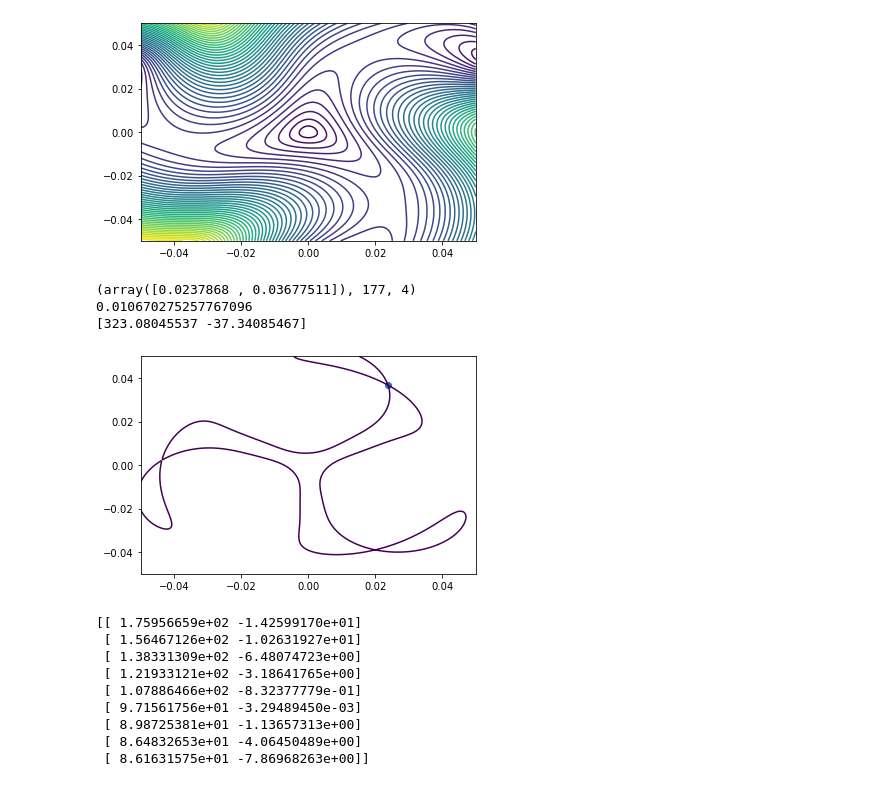
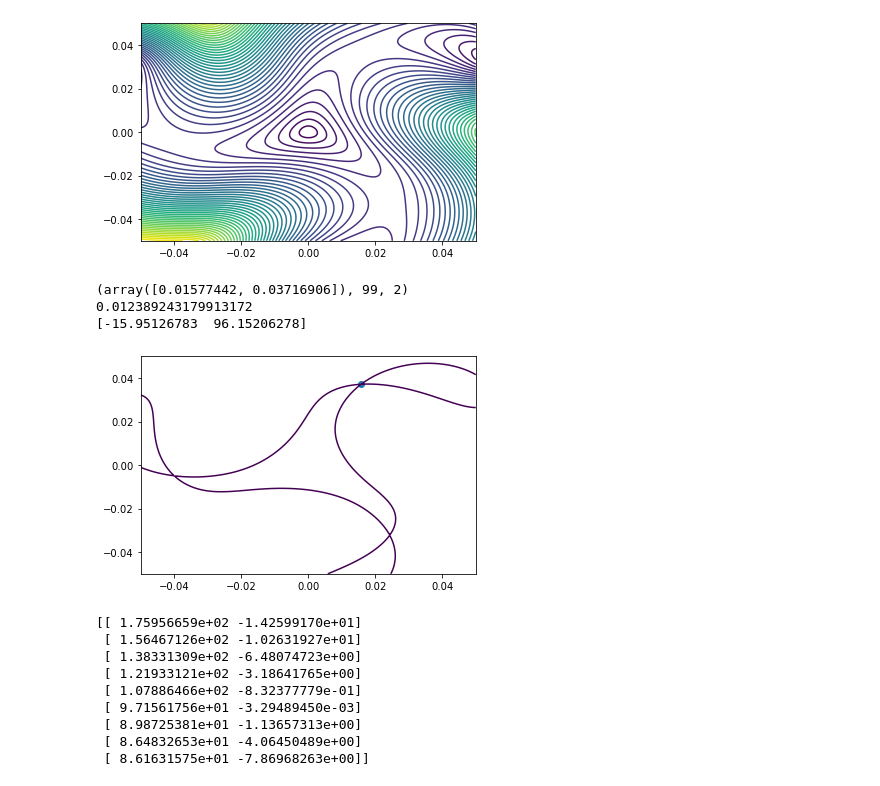
Before and after one commit to aravindhshankar/KondoVHS, a Jupyter notebook: FiddlingAround.ipynb, the cells around one changed output. Drawn from its saved outputs; the diff is of its cells as text; code cells hidden in the pictures.

```diff
--- a/FiddlingAround.ipynb
+++ b/FiddlingAround.ipynb
@@ -34,34 +34,34 @@ plt.contour(X,Y,Z,levels=50)
 <matplotlib.contour.QuadContourSet at 0x...>
 [figure]
 # %%
-thetai = 0.5
+thetai = 1.4
 X,Y,Z = data_for_contours(thetai)
 #plt.contour(X,Y,Z,levels=50)
 xGuess = (0.025,0.025)
 sol = find_saddle(xGuess,thetai*IN_RADIAN,verbose = True)
 print(sol)
 sadx, sady = sol[0]
 plt.scatter(sadx,sady)
 Ev = generate_spectrum_Twisted_graphene_single_point(vFpar,wpar,thetai*IN_RADIAN,sadx,sady,symmetric = True)[4]
 print(Ev)
 plt.contour(X,Y,Z, levels = (Ev,))
 #kx0,ky0 = rot2D(sol[0],2*np.pi/3)
 kx0,ky0 = sol[0]
 pdvatfixedky = partial(my_decorator(FHpdvs),  vFpar,  wpar, thetai*IN_RADIAN, ky_fixed = ky0,symmetric = True)
 pdvatfixedkx = partial(my_decorator(FHpdvs),  vFpar,  wpar, thetai*IN_RADIAN, kx0,symmetric = True)
-b = scider(ret_first_decorator(pdvatfixedkx),ky0,dx=1e-6,n=1)
-d = scider(ret_second_decorator(pdvatfixedkx),ky0,dx=1e-6,n=1)
-a = scider(ret_first_decorator(pdvatfixedky),kx0,dx=1e-6,n=1)
-c = scider(ret_second_decorator(pdvatfixedky),kx0,dx=1e-6,n=1)
+b = scider(ret_first_decorator(pdvatfixedkx),ky0,dx=1e-8,n=1)
+d = scider(ret_second_decorator(pdvatfixedkx),ky0,dx=1e-8,n=1)
+a = scider(ret_first_decorator(pdvatfixedky),kx0,dx=1e-8,n=1)
+c = scider(ret_second_decorator(pdvatfixedky),kx0,dx=1e-8,n=1)
 HessMat = np.array([[a,b],[c,d]])
 EigVals, EigVectors = eig(HessMat)
 EigVals = np.real(EigVals)
 print(EigVals)
 # %% [output]
-(array([0.0237868 , 0.03677511]), 177, 4)
-0.010670275257767096
-[323.08045537 -37.34085467]
+(array([0.01577442, 0.03716906]), 99, 2)
+0.012389243179913172
+[-15.95126783  96.15206278]
-[figure, old version]
+[figure, new version]
 # %%
 alphabetalist = np.load('alphabeta.npy')
 print(alphabetalist)
```
Also changed, not shown: parts of 1 cell of this notebook, 1 other file.
